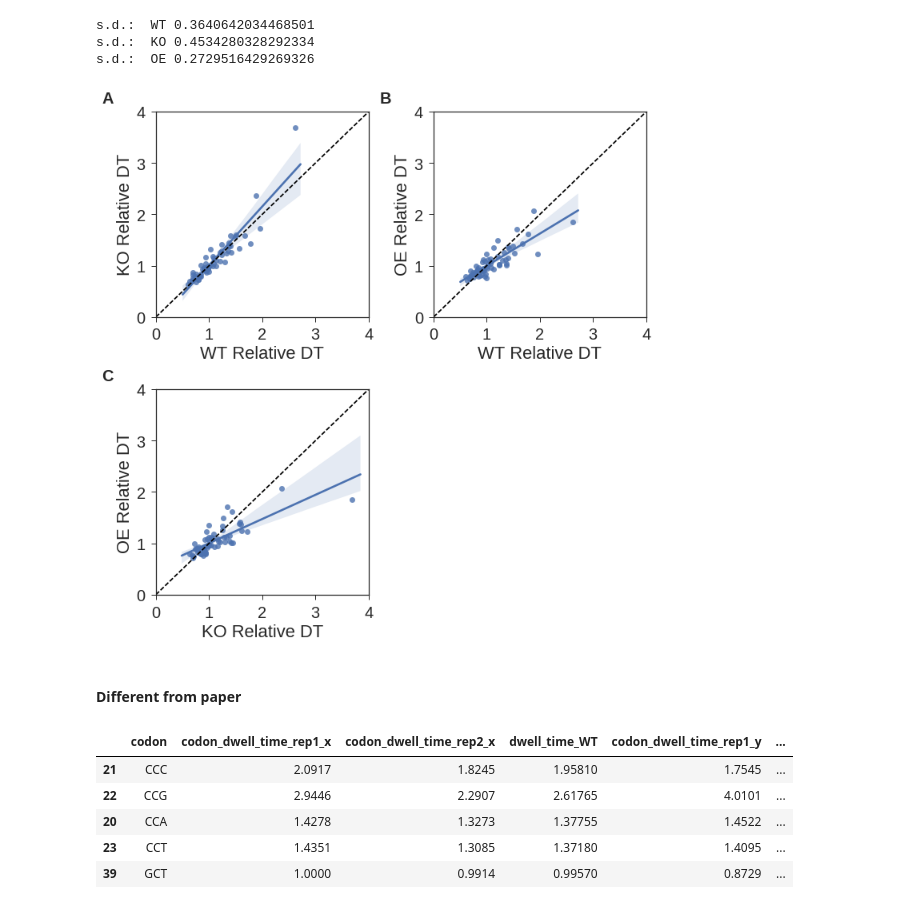
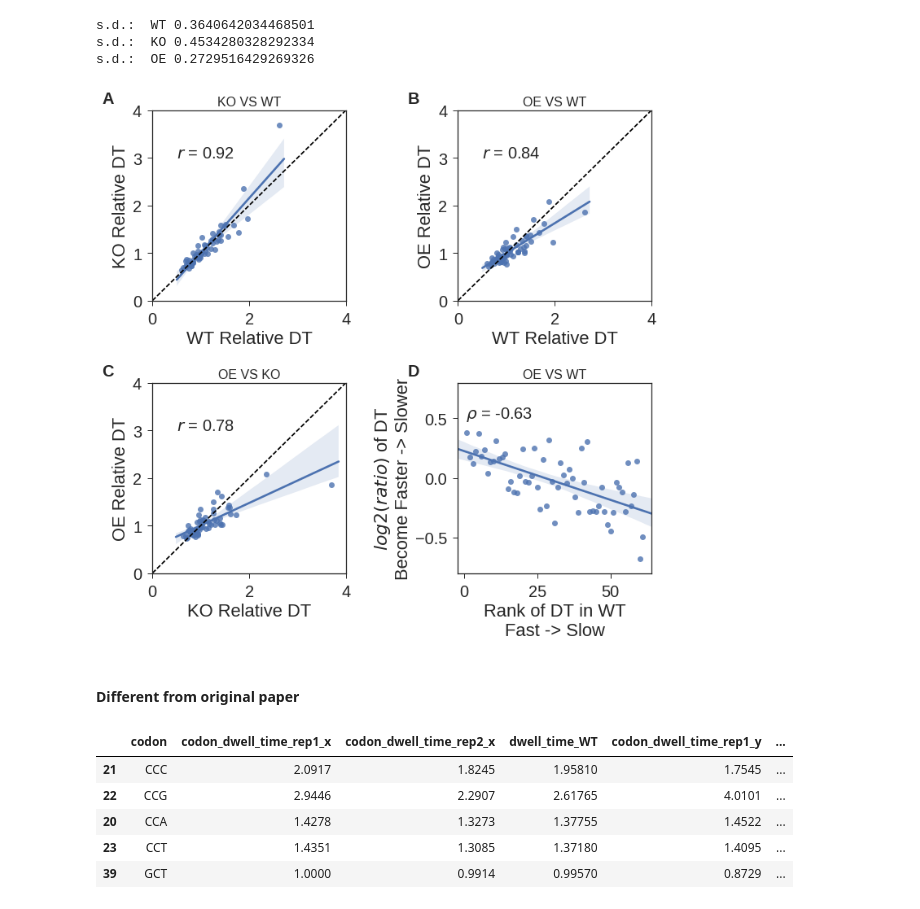
Before and after one commit to schatzlab/scikit-ribo_manuscript, a Jupyter notebook: iPythonNB/Dhh1 analysis.ipynb, the cells around one changed output. Drawn from its saved outputs; the diff is of its cells as text; code cells hidden in the pictures.

```diff
--- a/iPythonNB/Dhh1 analysis.ipynb
+++ b/iPythonNB/Dhh1 analysis.ipynb
@@ -136,0 +145,9 @@ plt.savefig("../Figures/Supplemental/FigureS8_codon_rep_corr.pdf")
+# %%
+for sample in samples:
+    df = DFs["codon_" + sample]
+    DT_min, DT_max = np.min((df["codon_dwell_time_rep1"] + df["codon_dwell_time_rep2"])/2), np.max((df["codon_dwell_time_rep1"] + df["codon_dwell_time_rep2"])/2)
+    DT_range = DT_max - DT_min
+    DT_sd = np.std((df["codon_dwell_time_rep1"] + df["codon_dwell_time_rep2"])/2)
+    print(sample)
+    print("range:", round(DT_range,2))
+    print("sd:", round(DT_sd,2))
@@ -217,8 +244,11 @@ for prefix in prefixes:
         plt.ylim(-10, 10)
         ax.text(-8, 7, r"$r$ = " + str(corr) , fontsize=16)
         ax.text(-0.25, 1.15, fig_idx, transform=ax.transAxes, fontsize=20, fontweight='bold', va='top', ha='right')
-        ax.set_title(title, fontsize=16)
+        ax.set_title(tool, fontsize=16)
+        ax.set_ylabel('log2(TE) - ' +r)
+        ax.set_xlabel("log2(TE) - " +l)
+        ax.plot([-10,10], [-10,10], ls="dashed", color='gray')
         i += 1
 plt.tight_layout()
-plt.savefig("../Figures/Supplemental/FigureS8_TE_strains.pdf")
+plt.savefig("../Figures/Supplemental/FigureS9_TE_strains.pdf")
 # %% [output]
@@ -461,8 +420,7 @@ plt.savefig("../Figures/Supplemental/FigureS11_three_class.pdf")
 strains = ["WT", "KO", "OE"]
 for strain in strains:
     tmp = DFs["codon_" + strain].copy()
-    DFs["codon_" + strain]["dwell_time_" + strain] = (tmp["codon_dwell_time_rep1"] +
-                                                         tmp["codon_dwell_time_rep2"]) / 2
+    DFs["codon_" + strain]["dwell_time_" + strain] = (tmp["codon_dwell_time_rep1"] + tmp["codon_dwell_time_rep2"]) / 2
     print("s.d.: ",  strain, np.std(DFs["codon_" + strain]["dwell_time_" + strain]))
 # %% [output]
 s.d.:  WT 0.3640642034468501
@@ -474,25 +436,44 @@ codon_all_strains = pd.merge(codon_all_strains, DFs["codon_OE"], on="codon")
+# %%
+codon_all_strains["log2_ratio_DT_OE_VS_WT"] = np.log2(codon_all_strains["dwell_time_OE"] / codon_all_strains["dwell_time_WT"])
+codon_all_strains["log2_ratio_DT_KO_VS_WT"] = np.log2(codon_all_strains["dwell_time_KO"] / codon_all_strains["dwell_time_WT"])
+codon_all_strains["log2_ratio_DT_OE_VS_KO"] = np.log2(codon_all_strains["dwell_time_OE"] / codon_all_strains["dwell_time_KO"])
 # %%
 comparisons = [("KO", "WT"), ("OE", "WT"), ("OE", "KO")]
 
 fig = plt.figure(figsize=(10, 10))
 
 i = 0
 for comparison in comparisons:
     l, r = comparison
     fig_idx = strings[i]
     idx = i + 1
     ax = plt.subplot(2, 2, idx)
+    corr = round(pearsonr(codon_all_strains["dwell_time_" + l], codon_all_strains["dwell_time_" + r])[0], 2)
     sns.regplot(x="dwell_time_" + r, y="dwell_time_" + l, data=codon_all_strains)
     ax.set_ylabel(l + ' Relative DT')
     ax.set_xlabel(r + " Relative DT")
     ax.set(ylim=(0, 4))
     ax.set(xlim=(0, 4))
     ax.text(-0.2, 1.1, fig_idx, transform=ax.transAxes, fontsize=20, fontweight='bold', va='top', ha='right')
+    ax.text(0.5, 3, r"$r$ = " + str(corr) , fontsize=20)
+    plt.title(l + " VS " + r , fontsize=16)
     plt.plot([0, 4], [0, 4], ls="dashed", color='black')
     i += 1
+
+ax = plt.subplot(2, 2, 4)
+sns.regplot(x="dwell_time_WT_rank", y="log2_ratio_DT_OE_VS_WT", data=codon_all_strains)
+corr = round(spearmanr(codon_all_strains["log2_ratio_DT_OE_VS_WT"], codon_all_strains["dwell_time_WT_rank"])[0], 2)
+ax.text(0.5, 0.5, r"$\rho$ = " + str(corr) , fontsize=20)
+ax.set(ylim=(-0.8, 0.8))
+ax.set_ylabel('$log2(ratio)$ of DT\nBecome Faster -> Slower')
+ax.set_xlabel("Rank of DT in WT\nFast -> Slow")
+ax.text(-0.2, 1.1, "D", transform=ax.transAxes, fontsize=20, fontweight='bold', va='top', ha='right')
+plt.title("OE VS WT" , fontsize=16)
+
 plt.tight_layout()
 plt.savefig("../Figures/Supplemental/FigureS12_codon_corr_strains.pdf")
+plt.show()
 # %% [output]
-[figure, old version]
+[figure, new version]
 # %% [markdown]
-#### Different from paper
+#### Different from original paper
```
Also changed, not shown: parts of 21 cells of this notebook, 1 other file.
